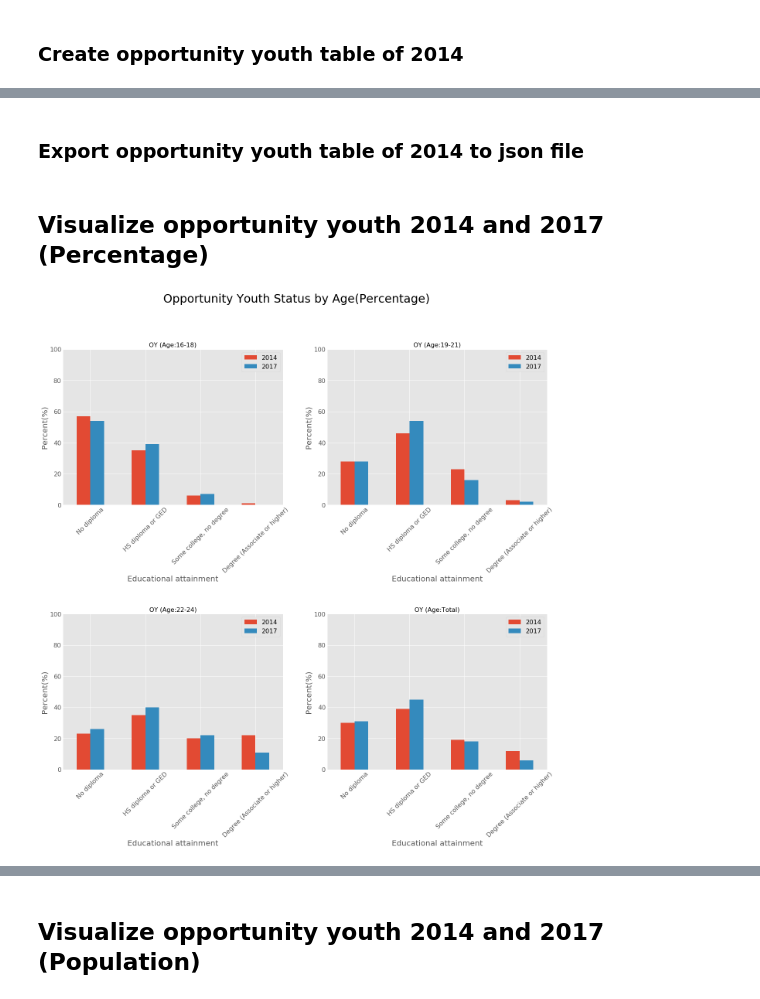
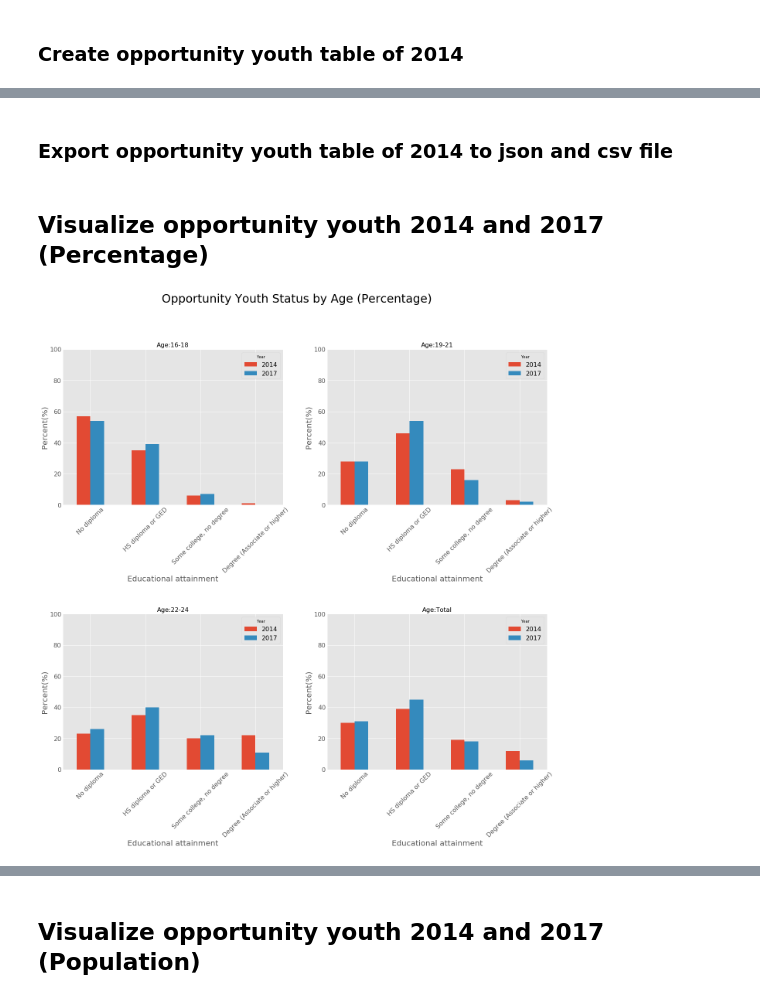
Before and after one commit to YufenLin/opportunity_youth, a Jupyter notebook: src/oy_table_2017.ipynb, the cells around one changed output, grey strips where cells are left out. Drawn from its saved outputs; the diff is of its cells as text; code cells hidden in the pictures.

Commit message:
Finished oy table Visulization

```diff
--- a/src/oy_table_2017.ipynb
+++ b/src/oy_table_2017.ipynb
@@ -120,6 +122,6 @@ df_oy_2014
 | Some college, no degree | 179 | 1666 | 1763 | 3608 | 6.0 | 23.0 | 20.0 | 19.0 |
 | Degree (Associate or higher) | 31 | 221 | 1917 | 2169 | 1.0 | 3.0 | 22.0 | 12.0 |
 # %% [markdown]
-### Export opportunity youth table of 2014 to json file
+### Export opportunity youth table of 2014 to json and csv file
 # %%
 #df_oy_2014.to_json(r'data/oy_table_2014.json')
@@ -128,32 +131,32 @@ df_oy_2014
 # %%
 plt.style.use('ggplot')
 fig, axes = plt.subplots(nrows=2, ncols=2, figsize=(20,20))
-fig.suptitle('Opportunity Youth Status by Age(Percentage)', fontsize=30)
+fig.suptitle('Opportunity Youth Status by Age (Percentage)', fontsize=30)
 plt.subplots_adjust(wspace=0.2, hspace=0.7)
 
 for i in range(0,4):
 #     subplot row and column
     row = (i)//2
     col = i%2
     ax = axes[row][col]
 
 #     import 2014 and 2017 table
     df = pd.concat([df_oy_2014.iloc[:,i+4],df_oy_2017.iloc[:,2*i+1]], axis=1)
     df.plot.bar(ax=ax, fontsize=16)
 
 #     age group title
     title = df_oy_2014.columns[i]
 #     set title of each axes in different age
-    ax.set_title("OY (Age:"+title+")".format(n), fontsize=16)
+    ax.set_title("Age:"+title.format(n), fontsize=16)
 #     set label and legend
     ax.set_xlabel('Educational attainment', fontsize=20)
     ax.set_ylabel('Percent(%)', fontsize=20)
-    ax.legend(['2014','2017'], fontsize=16)
+    ax.legend(['2014','2017'], title='Year', fontsize=16)
 #     rotate x labels
     for tick in ax.get_xticklabels():
         tick.set_rotation(45)
     ax.set_ylim(0, 100)
 
-fig.savefig('oy_fig.png')
+fig.savefig('visualization/Oy_fig_percentage.png')
 # %% [output]
-[figure, old version]
+[figure, new version]
```
Also changed, not shown: parts of 18 cells of this notebook.
